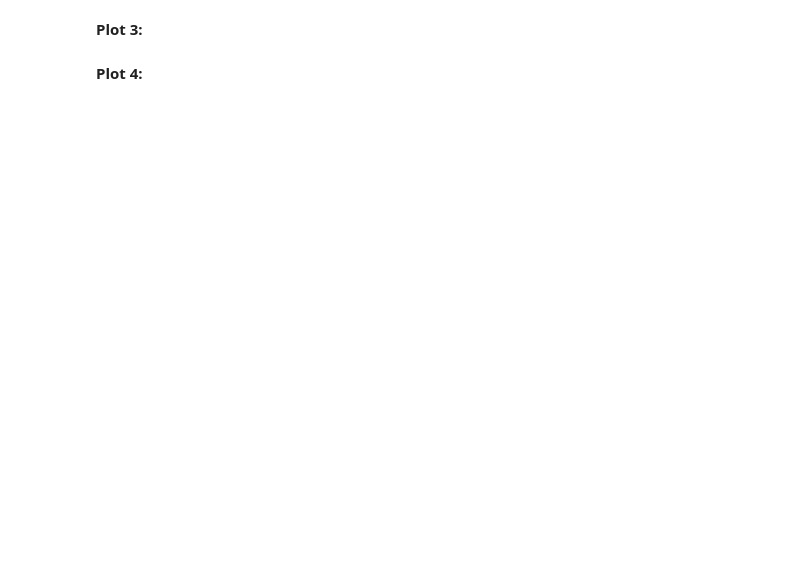
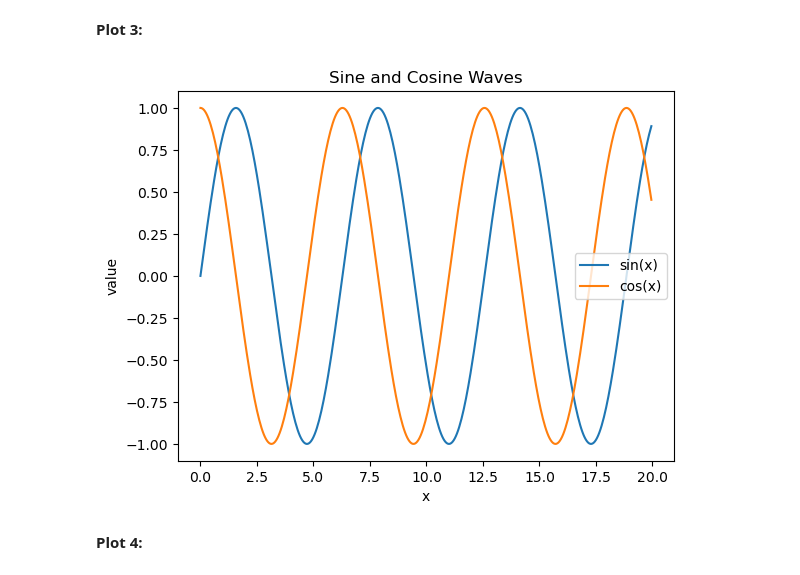
Before and after one commit to ehui-lab/ehui-boston, a Jupyter notebook: bu-cds-dx602/homework/week-09/homework.ipynb, the cells around one changed output. Drawn from its saved outputs; the diff is of its cells as text; code cells hidden in the pictures; blank space fills up the shorter version.

```diff
--- a/bu-cds-dx602/homework/week-09/homework.ipynb
+++ b/bu-cds-dx602/homework/week-09/homework.ipynb
@@ -140,2 +198,16 @@ Each chart should include a **title**, and the combined chart should include a *
+# %%
+# Plot both waves on one chart so they can be compared directly.
+x = np.arange(0, 20, 0.05)
+sine_wave = np.sin(x)
+cosine_wave = np.cos(x)
+plt.plot(x, sine_wave, label="sin(x)")
+plt.plot(x, cosine_wave, label="cos(x)")
+plt.title("Sine and Cosine Waves")
+plt.xlabel("x")
+plt.ylabel("value")
+plt.legend()
+plt.show()
+# %% [output]
+[figure, added]
 # %% [markdown]
 **Plot 4:**
```
Also changed, not shown: parts of 33 cells of this notebook, 4 other files.
